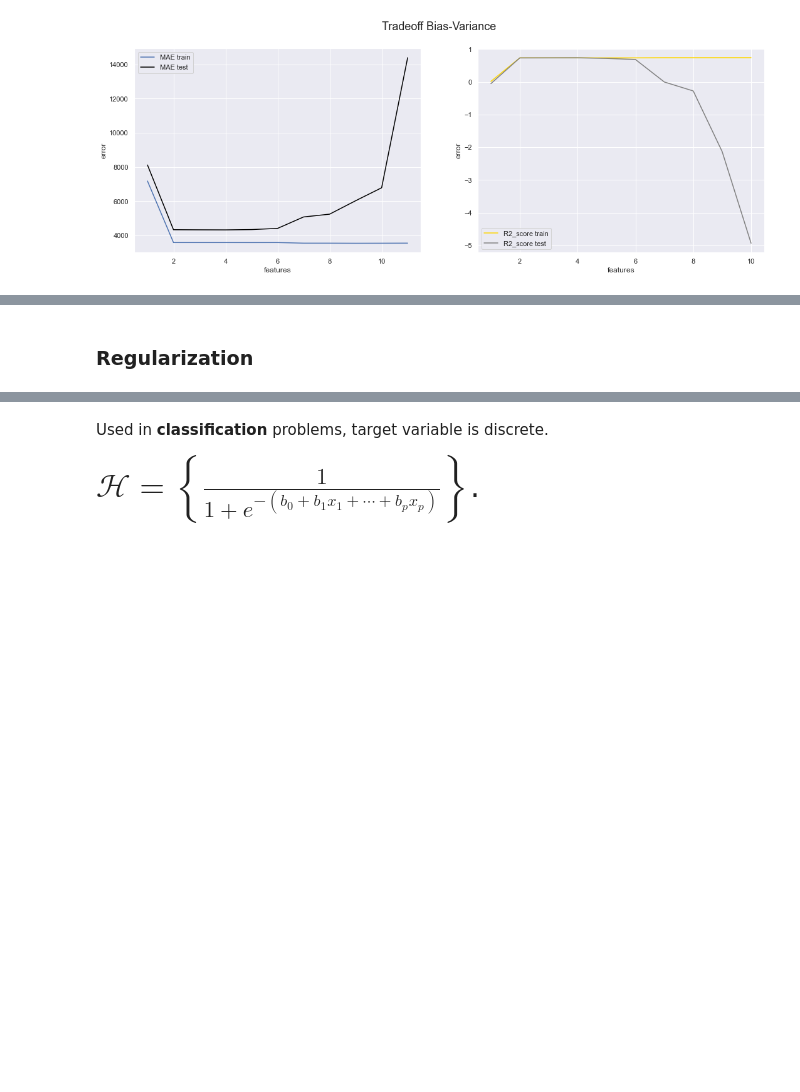
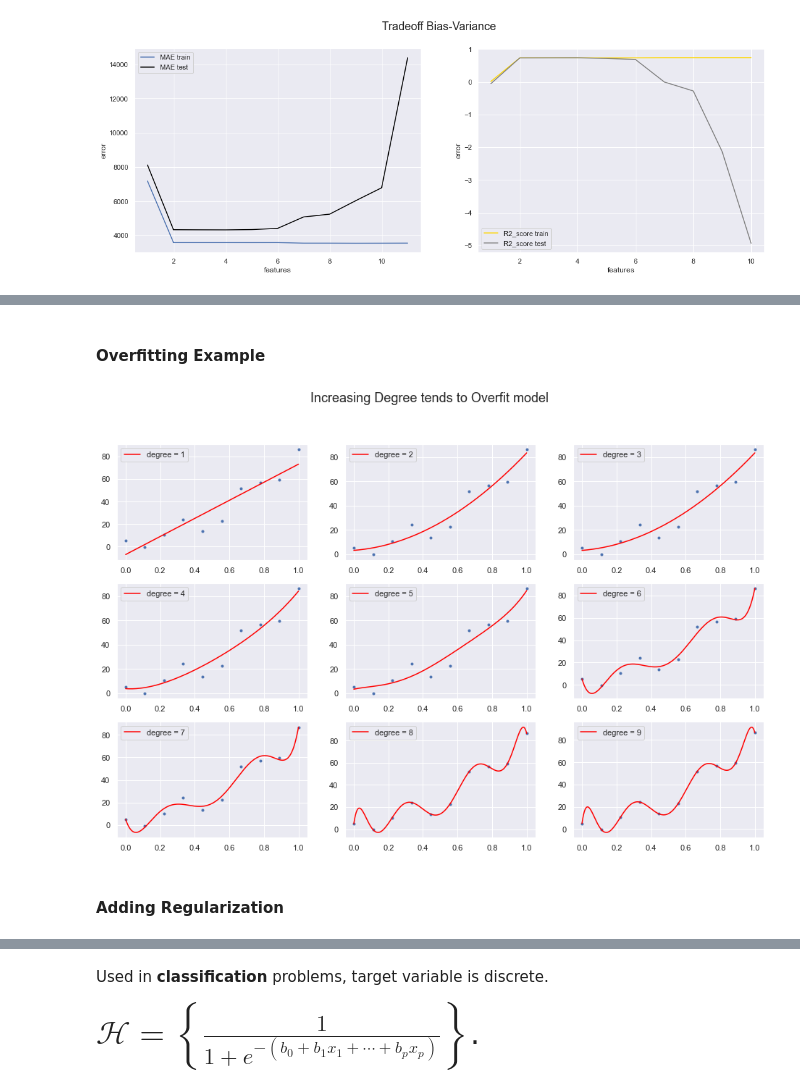
Before and after one commit to baiochi/LetsCode, a Jupyter notebook: Modulo 5 - Machine Learning/aulas/Summary.ipynb, the cells around one changed output, grey strips where cells are left out. Saved outputs shown, nothing was run; the diff lists cells and outputs as text; code cells hidden in the pictures; blank space fills up the shorter version.

```diff
--- a/Modulo 5 - Machine Learning/aulas/Summary.ipynb
+++ b/Modulo 5 - Machine Learning/aulas/Summary.ipynb
@@ -226,2 +243,46 @@ fig.suptitle('Tradeoff Bias-Variance', size=18);
+# %%
+def calc_y_plot(estimator, x_plot):
+
+    y_plot = estimator.intercept_
+
+    for n, b_n in enumerate(estimator.coef_):
+
+        y_plot = y_plot + b_n*(x_plot**(n+1))
+
+    return y_plot
+# %% [markdown]
+#### Overfitting Example
+# %%
+# create data
+X = np.arange(10)
+y = X**2
+# add noises to feature
+np.random.seed(42)
+noise = np.random.normal(0,10,10)
+y = y + noise
+
+# configure plot
+nrow, ncol = 3, 3
+fig, ax = plt.subplots(nrow, ncol, figsize=(16,10))
+plt.suptitle('Increasing Degree tends to Overfit model', size=18)
+for degree in range(9):
+    # poly transform
+    poly = PolynomialFeatures(degree = degree+1, include_bias = False).fit(X.reshape(-1,1))
+    X_poly = poly.transform(X.reshape(-1,1))
+    # scaled data
+    mms = MinMaxScaler().fit(X_poly)
+    X_transf = mms.transform(X_poly)
+    # fit model + regularization
+    reg_lin = LinearRegression().fit(X_transf, y)
+    #reg_l1 = Lasso(alpha=1).fit(X_transf, y)
+    #reg_l2 = Ridge(alpha=1).fit(X_transf, y)
+    x_plot = np.linspace(X_transf[:,0].min(), X_transf[:,0].max(),1000) # teoric function
+    y_plot = calc_y_plot(reg_lin, x_plot) # model function
+    # add subplot
+    ax[degree//nrow, degree%ncol].scatter(X_transf[:,0], y, marker = '.')
+    ax[degree//nrow, degree%ncol].plot(x_plot, y_plot, color = 'red', label = f'degree = {degree+1}')
+    ax[degree//nrow, degree%ncol].legend()
+# %% [output]
+[figure, added]
 # %% [markdown]
-### Regularization
+#### Adding Regularization
```
Also changed, not shown: parts of 54 cells of this notebook, 9 other files.
